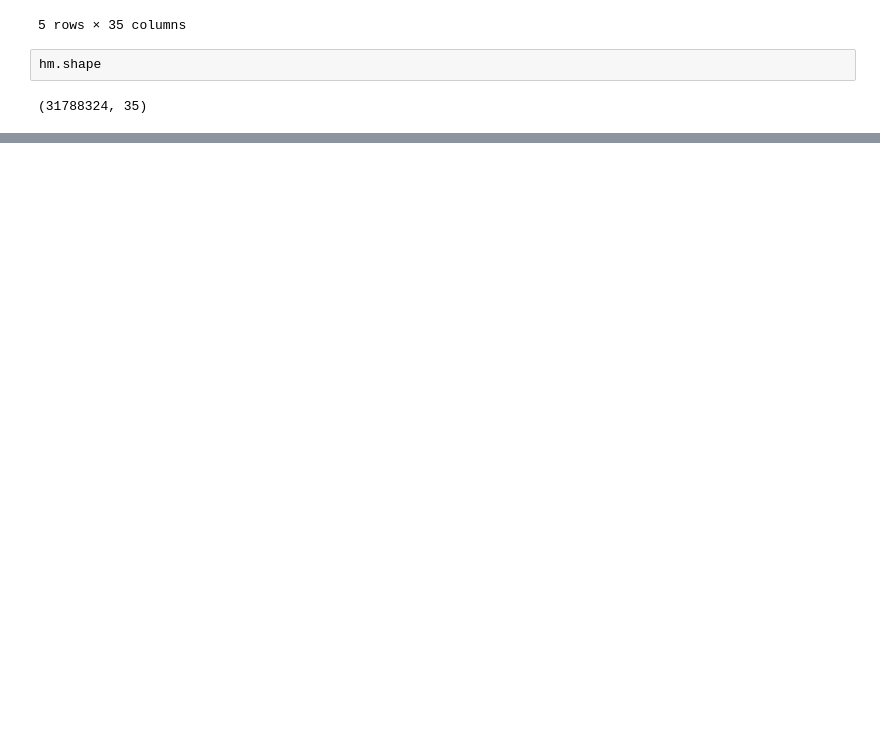
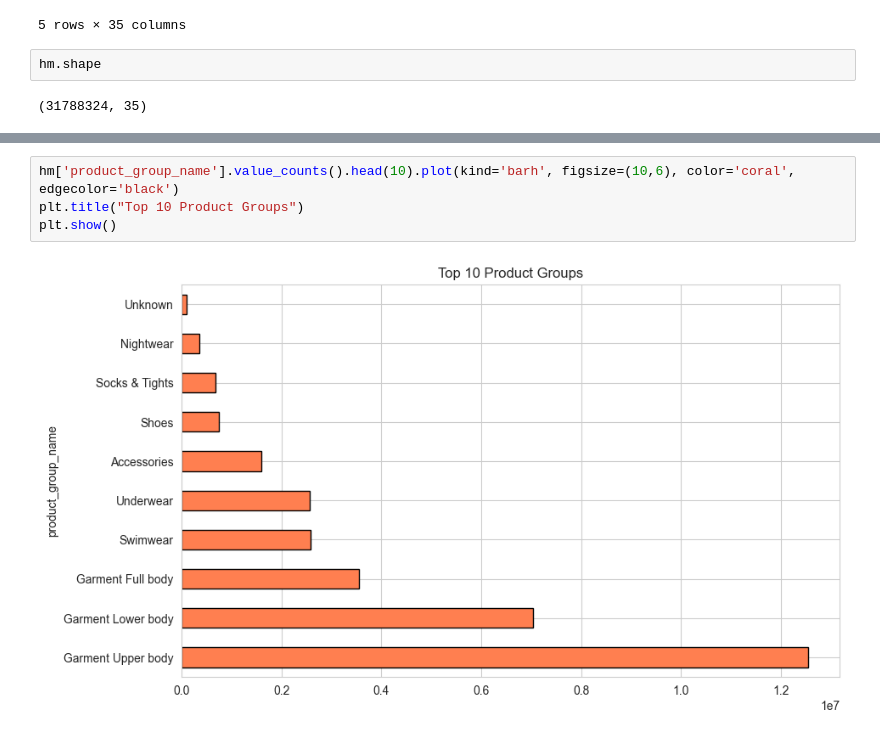
Before and after one commit to vaibhpande21/HndM-Fashion-Recommendation-System, a Jupyter notebook: rec.ipynb, the cells around one changed output, grey strips where cells are left out. Saved outputs shown, nothing was run; the diff lists cells and outputs as text; blank space fills up the shorter version.

```diff
--- a/rec.ipynb
+++ b/rec.ipynb
@@ -82,0 +110,6 @@ hm.shape
+# %%
+hm['product_group_name'].value_counts().head(10).plot(kind='barh', figsize=(10,6), color='coral', edgecolor='black')
+plt.title("Top 10 Product Groups")
+plt.show()
+# %% [output]
+[figure, added]
```
Also changed, not shown: parts of 4 cells of this notebook.
